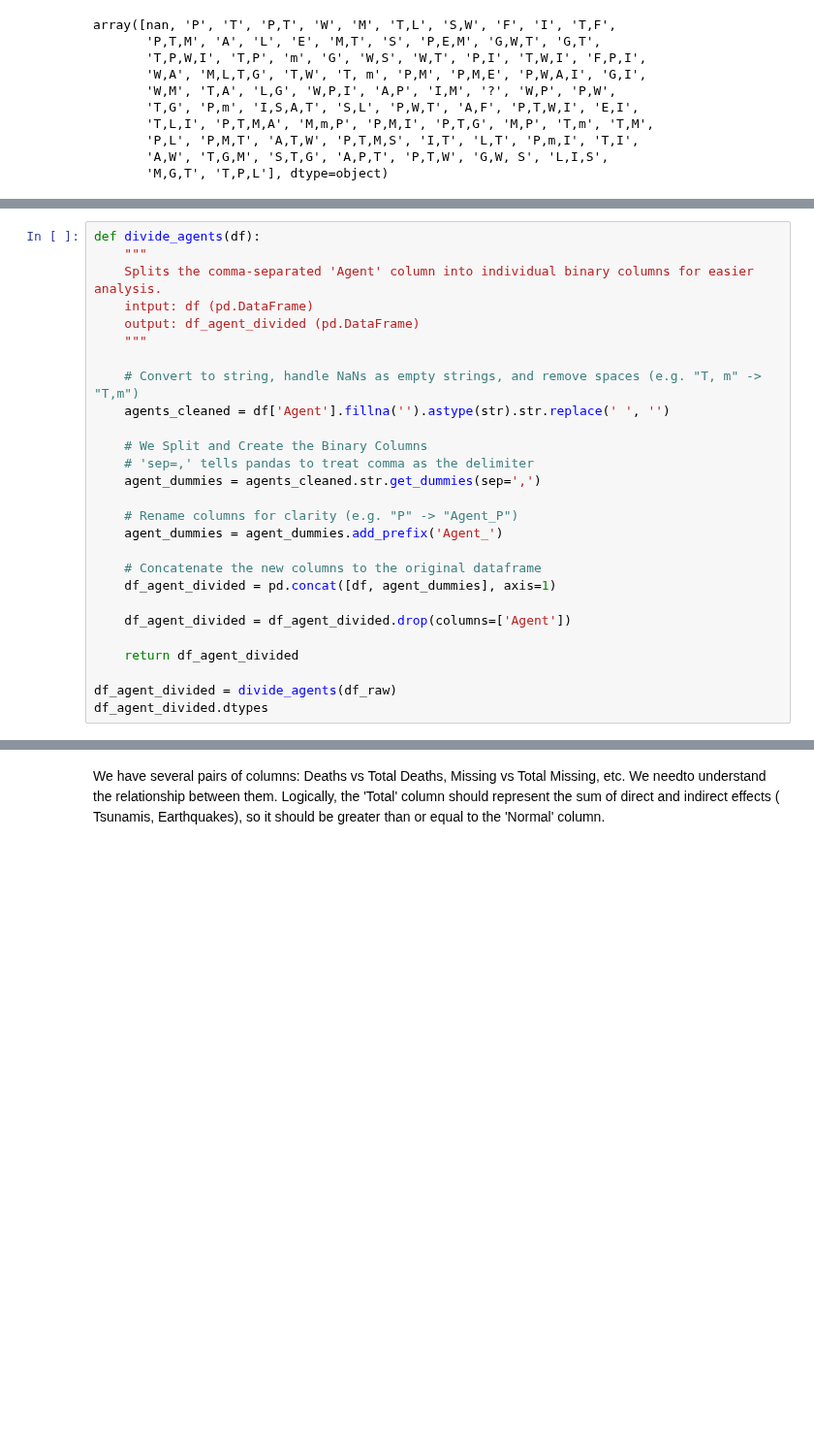
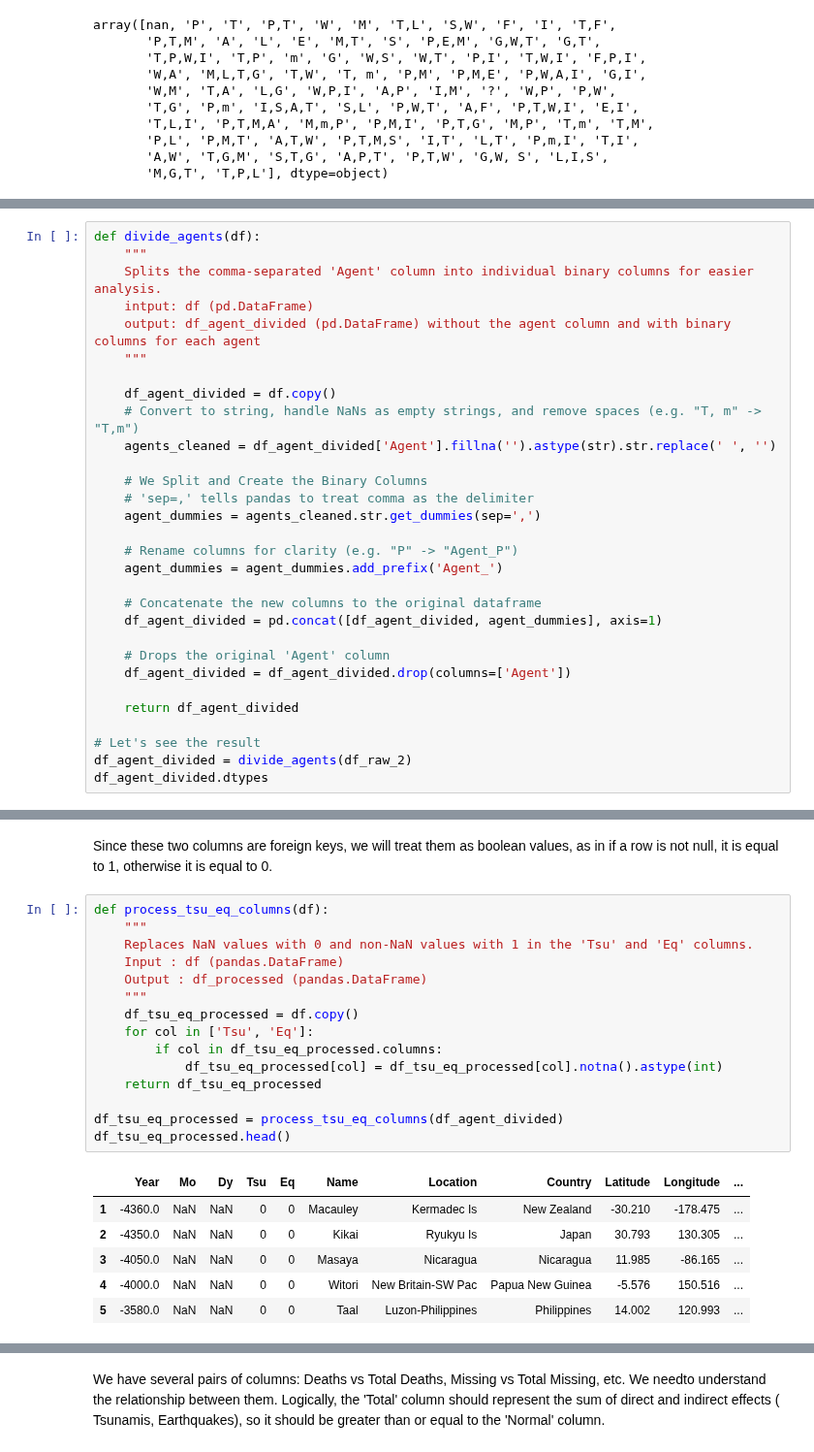
Before and after one commit to 3leopaul/KDD_Process_Volcano_Data_Analysis, a Jupyter notebook: main.ipynb, the cells around one changed output, grey strips where cells are left out. Shown at 97% size. Cells and saved outputs as stored; diff of their text form; blank space fills up the shorter version.

```diff
--- a/main.ipynb
+++ b/main.ipynb
@@ -110,11 +218,12 @@ def divide_agents(df):
     """
     Splits the comma-separated 'Agent' column into individual binary columns for easier analysis.
     intput: df (pd.DataFrame)
-    output: df_agent_divided (pd.DataFrame)
+    output: df_agent_divided (pd.DataFrame) without the agent column and with binary columns for each agent
     """
 
+    df_agent_divided = df.copy()
     # Convert to string, handle NaNs as empty strings, and remove spaces (e.g. "T, m" -> "T,m")
-    agents_cleaned = df['Agent'].fillna('').astype(str).str.replace(' ', '')
+    agents_cleaned = df_agent_divided['Agent'].fillna('').astype(str).str.replace(' ', '')
 
     # We Split and Create the Binary Columns
     # 'sep=,' tells pandas to treat comma as the delimiter
@@ -124,12 +233,14 @@ def divide_agents(df):
     agent_dummies = agent_dummies.add_prefix('Agent_')
 
     # Concatenate the new columns to the original dataframe
-    df_agent_divided = pd.concat([df, agent_dummies], axis=1)
+    df_agent_divided = pd.concat([df_agent_divided, agent_dummies], axis=1)
 
+    # Drops the original 'Agent' column
     df_agent_divided = df_agent_divided.drop(columns=['Agent'])
 
     return df_agent_divided
 
-df_agent_divided = divide_agents(df_raw)
+# Let's see the result
+df_agent_divided = divide_agents(df_raw_2)
 df_agent_divided.dtypes
 # %% [output]
@@ -152,0 +313,24 @@ dtype: object
+# %% [markdown]
+Since these two columns are foreign keys, we will treat them as boolean values, as in if a row is not null, it is equal to 1, otherwise it is equal to 0.
+# %%
+def process_tsu_eq_columns(df):
+    """
+    Replaces NaN values with 0 and non-NaN values with 1 in the 'Tsu' and 'Eq' columns.
+    Input : df (pandas.DataFrame)
+    Output : df_processed (pandas.DataFrame)
+    """
+    df_tsu_eq_processed = df.copy()
+    for col in ['Tsu', 'Eq']:
+        if col in df_tsu_eq_processed.columns:
+            df_tsu_eq_processed[col] = df_tsu_eq_processed[col].notna().astype(int)
+    return df_tsu_eq_processed
+
+df_tsu_eq_processed = process_tsu_eq_columns(df_agent_divided)
+df_tsu_eq_processed.head()
+# %% [output]
+|  | Year | Mo | Dy | Tsu | Eq | Name | Location | Country | Latitude | Longitude | ... |
+| 1 | -4360.0 | NaN | NaN | 0 | 0 | Macauley | Kermadec Is | New Zealand | -30.210 | -178.475 | ... |
+| 2 | -4350.0 | NaN | NaN | 0 | 0 | Kikai | Ryukyu Is | Japan | 30.793 | 130.305 | ... |
+| 3 | -4050.0 | NaN | NaN | 0 | 0 | Masaya | Nicaragua | Nicaragua | 11.985 | -86.165 | ... |
+| 4 | -4000.0 | NaN | NaN | 0 | 0 | Witori | New Britain-SW Pac | Papua New Guinea | -5.576 | 150.516 | ... |
+| 5 | -3580.0 | NaN | NaN | 0 | 0 | Taal | Luzon-Philippines | Philippines | 14.002 | 120.993 | ... |
```
Also changed, not shown: parts of 91 cells of this notebook, 2 other files.
